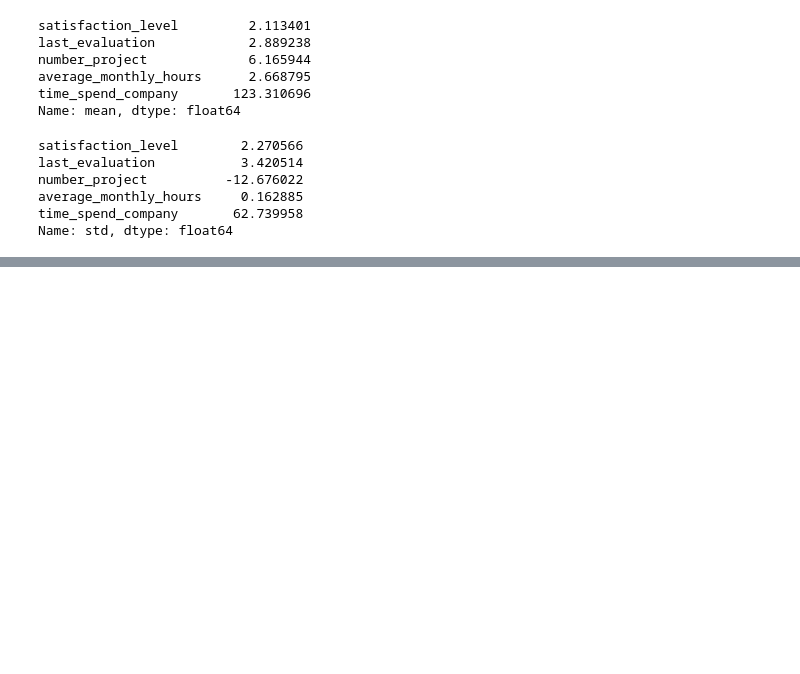
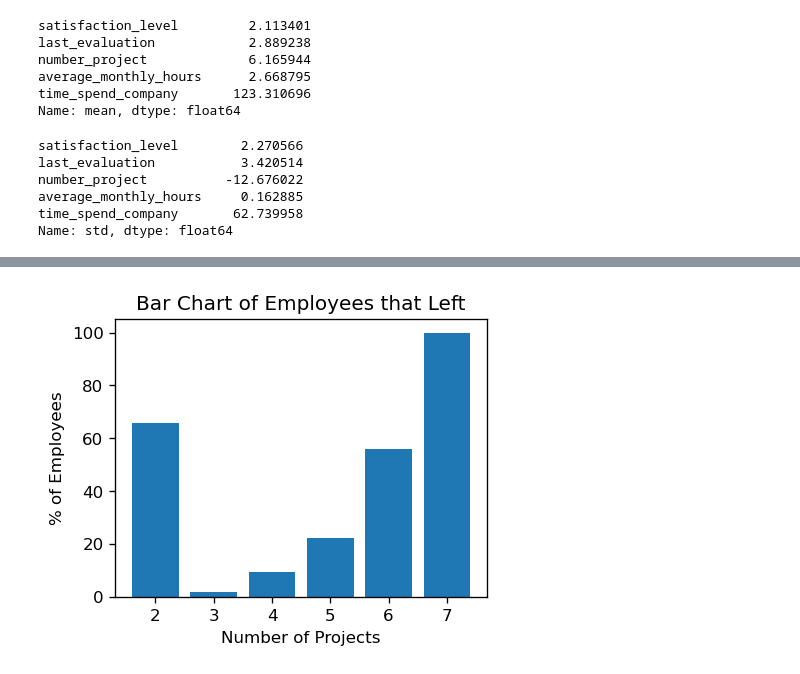
Before and after one commit to SameeckBhatia/Salifort-EDP, a Jupyter notebook: notebook.ipynb, the cells around one changed output, grey strips where cells are left out. Cells and saved outputs as stored; diff of their text form; code cells hidden in the pictures; blank space fills up the shorter version.

```diff
--- a/notebook.ipynb
+++ b/notebook.ipynb
@@ -151,0 +166,12 @@ Name: std, dtype: float64
+# %%
+cols = ["number_project", "left"]
+temp_df = df[cols].groupby("number_project").mean() * 100
+
+fig, ax = plt.subplots(figsize=(4, 3), dpi=120)
+ax.bar(x=temp_df.index, height=temp_df["left"])
+plt.xlabel("Number of Projects")
+plt.ylabel("% of Employees")
+plt.title("Bar Chart of Employees that Left")
+plt.show()
+# %% [output]
+[figure, added]
```
Also changed, not shown: parts of 4 cells of this notebook.
